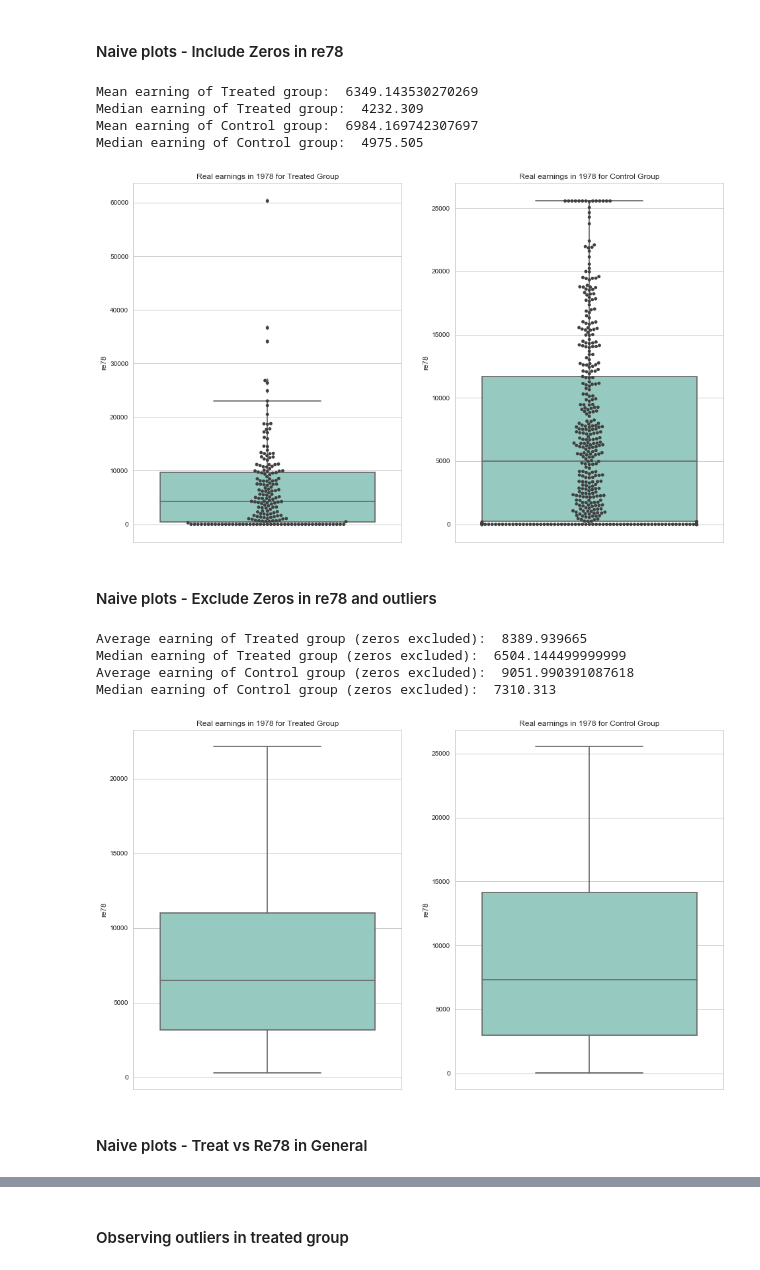
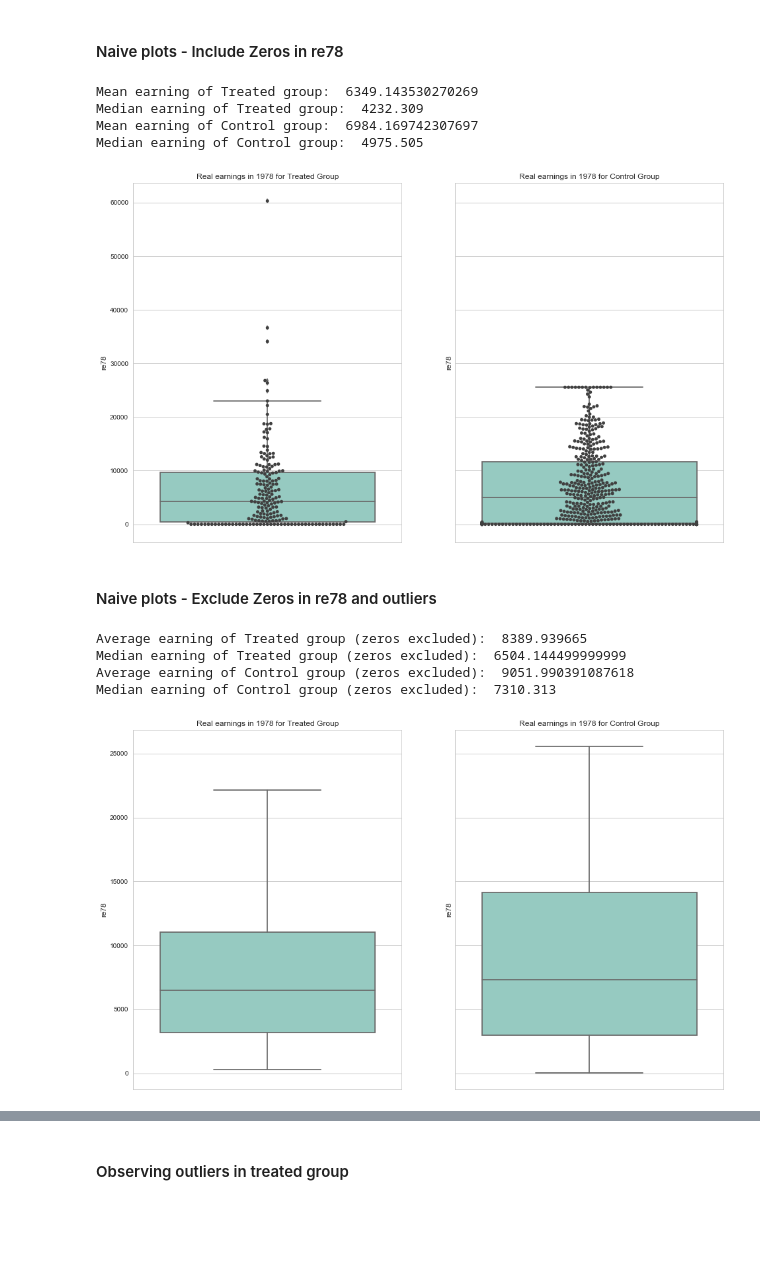
Before and after one commit to sanadhis/ADA-2017, a Jupyter notebook: 04 - Applied ML/Homework04.ipynb, the cells around one changed output, grey strips where cells are left out. Drawn from its saved outputs; the diff is of its cells as text; code cells hidden in the pictures; blank space fills up the shorter version.

```diff
--- a/04 - Applied ML/Homework04.ipynb
+++ b/04 - Applied ML/Homework04.ipynb
@@ -91,30 +82,30 @@ Statistics of Control Group
 # %% [markdown]
 #### Naive plots - Include Zeros in re78
 # %%
-fig, (ax1, ax2) = plt.subplots(ncols=2)
+fig, (ax1, ax2) = plt.subplots(ncols=2, sharey=True)
 fig.set_size_inches(16, 10)
 ax1 = sns.boxplot(y = 're78' , data=df_treated, ax = ax1, palette="Set3")
 ax1 = sns.swarmplot(y = 're78' , data=df_treated, ax = ax1, color=".25")
 ax1.set_title("Real earnings in 1978 for Treated Group")
 
 ax2 = sns.boxplot(y = 're78' , data=df_control, ax = ax2, palette="Set3")
 ax2 = sns.swarmplot(y = 're78' , data=df_control, ax = ax2, color=".25")
 ax2.set_title("Real earnings in 1978 for Control Group")
 
 print("Mean earning of Treated group: ",df_treated['re78'].mean())
 print("Median earning of Treated group: ",df_treated['re78'].median())
 print("Mean earning of Control group: ",df_control['re78'].mean())
 print("Median earning of Control group: ",df_control['re78'].median())
 # %% [output]
 Mean earning of Treated group:  6349.143530270269
 Median earning of Treated group:  4232.309
 Mean earning of Control group:  6984.169742307697
 Median earning of Control group:  4975.505
-[figure, old version]
+[figure, new version]
 # %% [markdown]
 #### Naive plots - Exclude Zeros in re78 and outliers
 # %%
-fig, (ax1, ax2) = plt.subplots(ncols=2)
+fig, (ax1, ax2) = plt.subplots(ncols=2, sharey=True)
 fig.set_size_inches(16, 10)
 ax1 = sns.boxplot(y = 're78' , data=df_treated_with_nan, ax = ax1, palette="Set3", showfliers=False)
 ax1.set_title("Real earnings in 1978 for Treated Group")
@@ -131,6 +122,4 @@ Average earning of Treated group (zeros excluded):  8389.939665
 Median earning of Treated group (zeros excluded):  6504.144499999999
 Average earning of Control group (zeros excluded):  9051.990391087618
 Median earning of Control group (zeros excluded):  7310.313
-[figure, old version]
+[figure, new version]
-# %% [markdown]
-#### Naive plots - Treat vs Re78 in General
```
Also changed, not shown: parts of 30 cells of this notebook.
